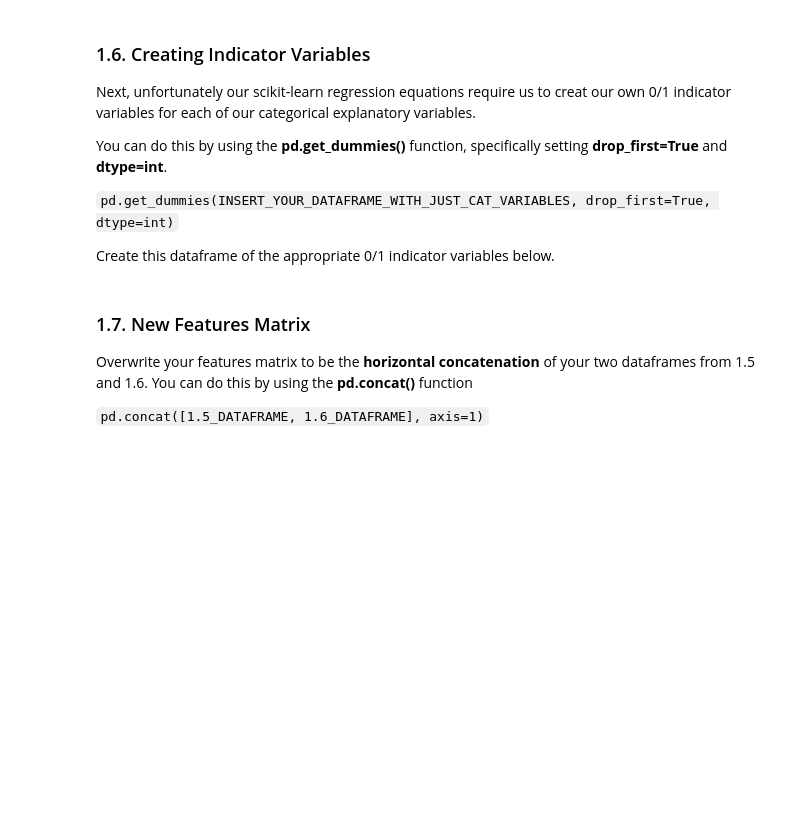
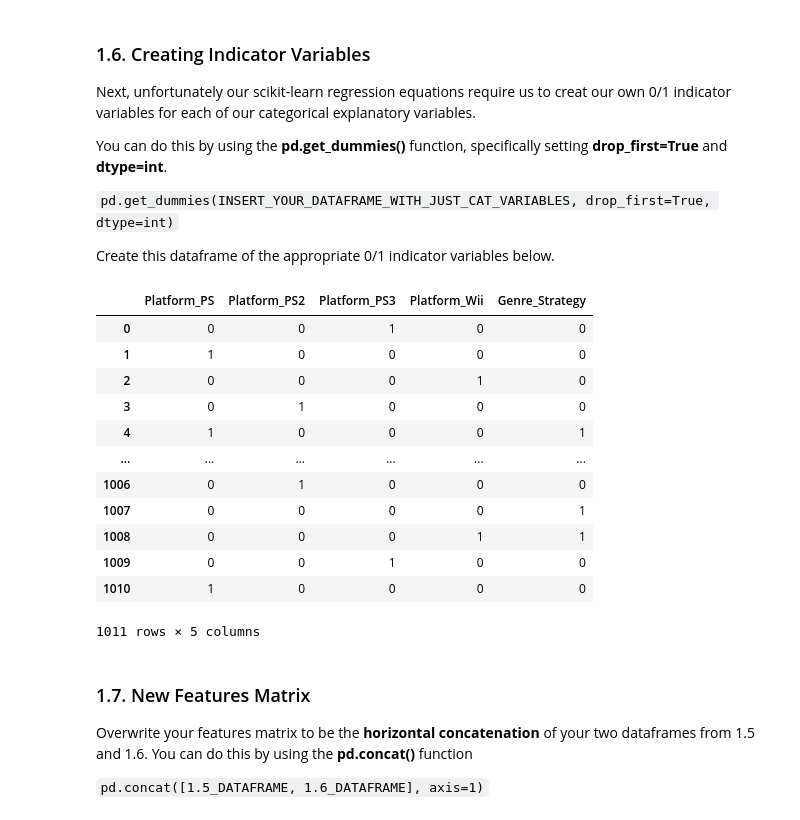
Before and after one commit to ryguy2k4/stat207, a Jupyter notebook: lab_09/lab_09_individual.ipynb, the cells around one changed output. Saved outputs shown, nothing was run; the diff lists cells and outputs as text; code cells hidden in the pictures; blank space fills up the shorter version.

```diff
--- a/lab_09/lab_09_individual.ipynb
+++ b/lab_09/lab_09_individual.ipynb
@@ -196,6 +322,23 @@ You can do this by using the **pd.get_dummies()** function, specifically setting
 
 
 Create this dataframe of the appropriate 0/1 indicator variables below.
+# %%
+df_features_dummies = pd.get_dummies(df_features[["Platform", "Genre"]], drop_first=True, dtype=int)
+df_features_dummies
+# %% [output]
+|  | Platform_PS | Platform_PS2 | Platform_PS3 | Platform_Wii | Genre_Strategy |
+| 0 | 0 | 0 | 1 | 0 | 0 |
+| 1 | 1 | 0 | 0 | 0 | 0 |
+| 2 | 0 | 0 | 0 | 1 | 0 |
+| 3 | 0 | 1 | 0 | 0 | 0 |
+| 4 | 1 | 0 | 0 | 0 | 1 |
+| ... | ... | ... | ... | ... | ... |
+| 1006 | 0 | 1 | 0 | 0 | 0 |
+| 1007 | 0 | 0 | 0 | 0 | 1 |
+| 1008 | 0 | 0 | 0 | 1 | 1 |
+| 1009 | 0 | 0 | 1 | 0 | 0 |
+| 1010 | 1 | 0 | 0 | 0 | 0 |
+1011 rows × 5 columns
 # %% [markdown]
 ### 1.7. New Features Matrix
 
```
Also changed, not shown: parts of 15 cells of this notebook, 1 other file.
